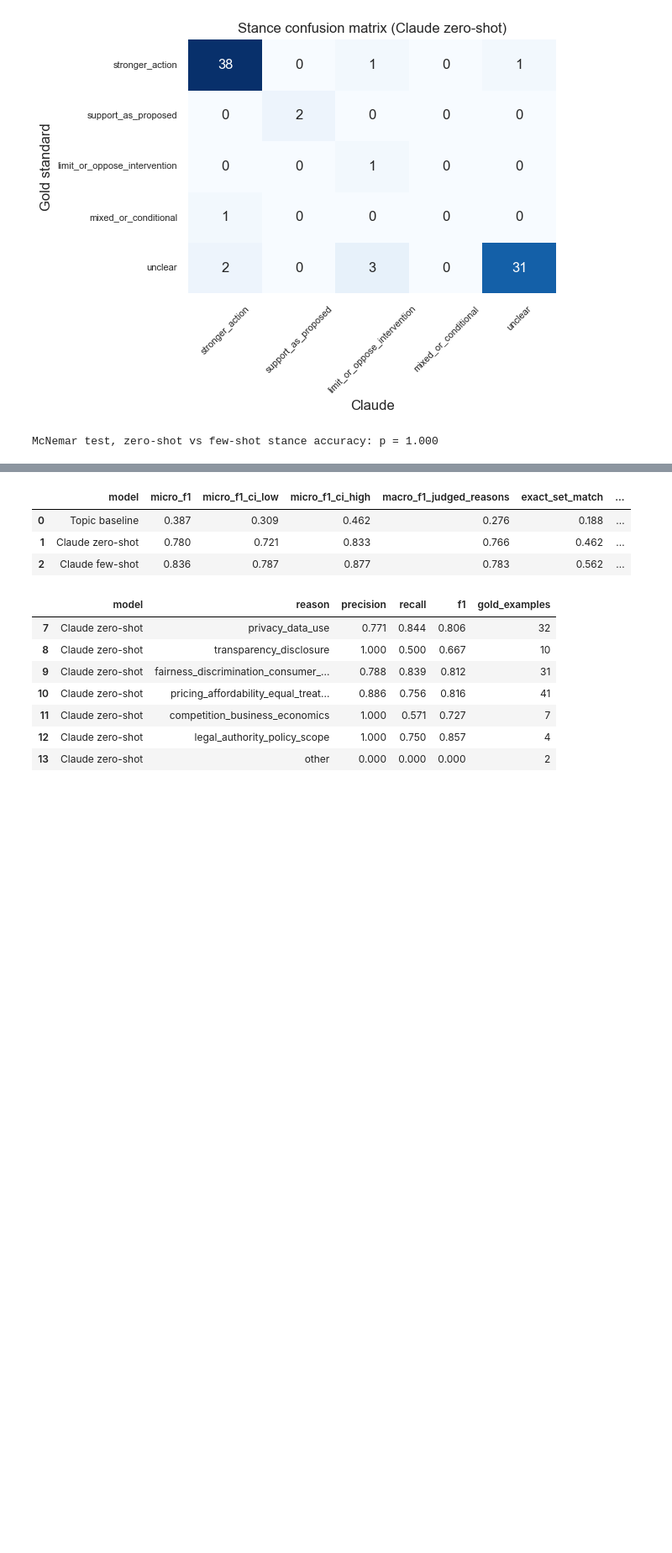
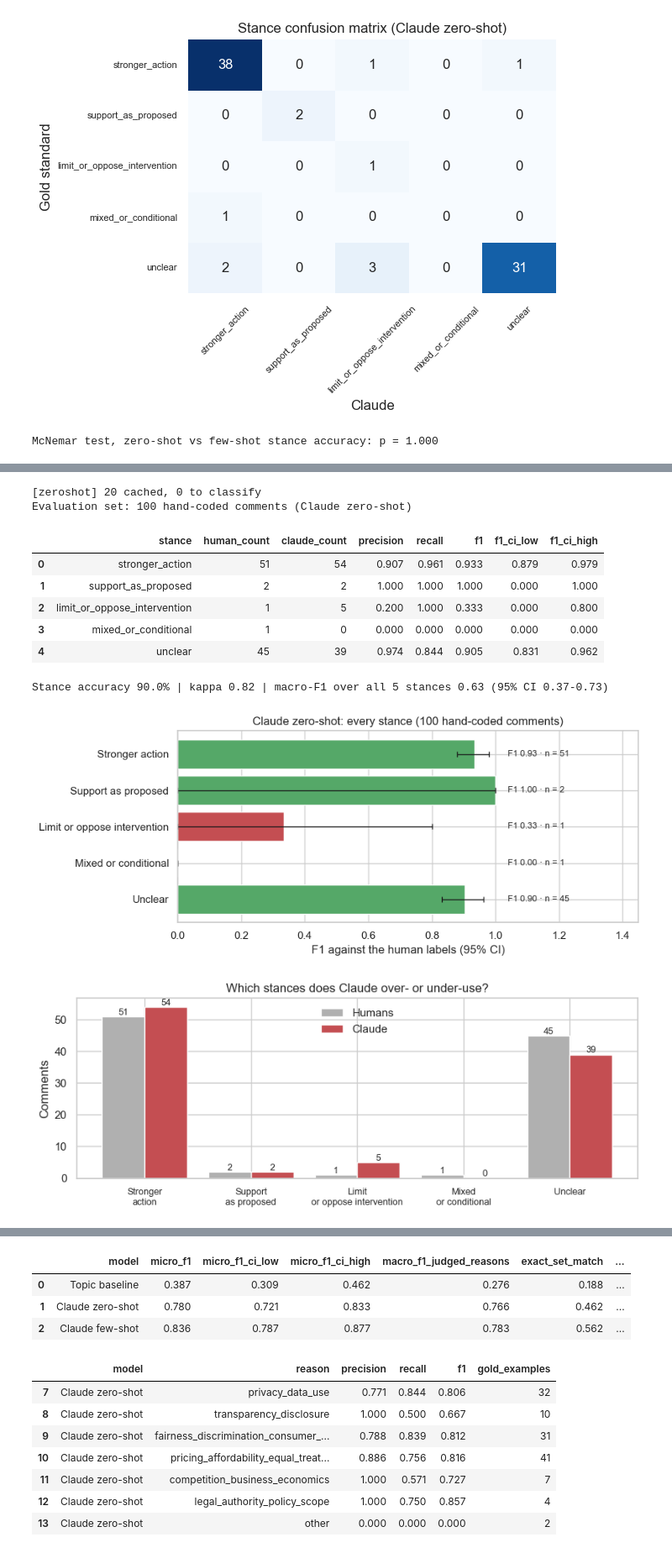
Before and after one commit to nanjalamayungu/ftc-pricing-comments-genai, a Jupyter notebook: ftc_genai_workflow.ipynb, the cells around one changed output, grey strips where cells are left out. Shown at 84% size. Saved outputs shown, nothing was run; the diff lists cells and outputs as text; code cells hidden in the pictures; blank space fills up the shorter version.

```diff
--- a/ftc_genai_workflow.ipynb
+++ b/ftc_genai_workflow.ipynb
@@ -1716,0 +1896,80 @@ McNemar test, zero-shot vs few-shot stance accuracy: p = 1.000
+# %%
+# EVERY STANCE, RARE ONES INCLUDED
+# Scores the chosen Claude version on all five stances, using every
+# hand-coded comment it never saw as an example.
+
+if gold is None:
+    print("Needs the gold standard (Section 8).")
+else:
+    # 1. The evaluation set: gold (80) + pilot (20) for zero-shot; gold only otherwise,
+    # because the few-shot version used the pilot comments as its examples
+    if BEST_VARIANT == "zeroshot":
+        pilot_pred = classify(df[df["comment_id"].isin(pilot_ids)], variant="zeroshot")   # answers already saved: no API cost
+        hand = pd.concat([gold, pilot_agreed], ignore_index=True)
+        claude = pd.concat([llm[BEST], pilot_pred], ignore_index=True)
+    else:
+        hand, claude = gold.copy(), llm[BEST].copy()
+    ev = hand.merge(claude[["comment_id", "stance", "reasons", "confidence", "quote_found", "evidence_quote"]],
+                    on="comment_id", suffixes=("_human", "_claude")).merge(df[["comment_id", "n_words"]], on="comment_id")
+    ev["reasons_claude"] = ev["reasons_claude"].map(frozenset)
+    assert len(ev) == len(hand) and ev["comment_id"].is_unique, "Every hand-coded comment needs one Claude answer"
+    yh, yc = ev["stance_human"].values, ev["stance_claude"].values
+    print(f"Evaluation set: {len(ev)} hand-coded comments ({BEST})")
+
+    # 2. Stance: precision, recall and F1 for EVERY stance, with how many comments
+    # humans and Claude put in each, and a 95% interval for each F1
+    P, R, F, SUP = precision_recall_fscore_support(yh, yc, labels=STANCE_LABELS, zero_division=0)
+    stance_all = pd.DataFrame({"stance": STANCE_LABELS, "human_count": SUP,
+                               "claude_count": [int((yc == s).sum()) for s in STANCE_LABELS],
+                               "precision": P, "recall": R, "f1": F})
+    stance_all["f1_ci_low"], stance_all["f1_ci_high"] = zip(*[
+        boot_ci(len(yh), lambda i, s=s: f1_score(yh[i], yc[i], labels=[s], average="macro", zero_division=0)) for s in STANCE_LABELS])
+    display(stance_all.round(3))
+
+    # Overall stance scores: accuracy, agreement, and macro-F1 over ALL stances humans used
+    present = [s for s in STANCE_LABELS if (yh == s).any()]
+    all_lo, all_hi = boot_ci(len(yh), lambda i: macro_f1(yh[i], yc[i], labels=present))
+    print(f"Stance accuracy {accuracy_score(yh, yc):.1%} | kappa {kappa(yh, yc):.2f} | "
+          f"macro-F1 over all {len(present)} stances {macro_f1(yh, yc, labels=present):.2f} (95% CI {all_lo:.2f}-{all_hi:.2f})")
+
+    # 3. Chart: F1 for every stance with its 95% interval and number of human examples.
+    # Wide intervals = few examples; colour = how good (green >= 0.80, orange 0.60-0.80, red < 0.60).
+    t = stance_all.iloc[::-1].reset_index(drop=True)
+    fig, ax = plt.subplots(figsize=(9, 3.8))
+    ax.barh([str(k).replace("_", " ").capitalize() for k in t["stance"]], t["f1"],
+            color=["#C44E52" if f < 0.6 else "#DD8452" if f < 0.8 else "#55A868" for f in t["f1"]],
+            xerr=[(t["f1"] - t["f1_ci_low"]).clip(lower=0), (t["f1_ci_high"] - t["f1"]).clip(lower=0)], capsize=3, error_kw={"lw": 1})
+    for i, r in t.iterrows():
+        ax.text(1.04, i, f"F1 {r['f1']:.2f} · n = {r['human_count']}" if r["human_count"] else "no human examples", va="center", fontsize=9)
+    ax.set(xlim=(0, 1.45), xlabel="F1 against the human labels (95% CI)", title=f"{BEST}: every stance ({len(ev)} hand-coded comments)")
+    plt.tight_layout()
+    plt.savefig(FIG / "every_stance_f1.png", dpi=150, bbox_inches="tight")
+    plt.show()
+
+    # 4. Chart: how many comments humans vs Claude put in each stance.
+    # A bar much taller for Claude than for humans means Claude over-uses that stance.
+    fig, ax = plt.subplots(figsize=(8.5, 3.4))
+    x = np.arange(len(STANCE_LABELS))
+    ax.bar(x - 0.2, stance_all["human_count"], 0.4, label="Humans", color="#B0B0B0")
+    ax.bar(x + 0.2, stance_all["claude_count"], 0.4, label="Claude", color="#C44E52")
+    for i, (h, c) in enumerate(zip(stance_all["human_count"], stance_all["claude_count"])):
+        ax.text(i - 0.2, h + 0.5, str(h), ha="center", fontsize=9)
+        ax.text(i + 0.2, c + 0.5, str(c), ha="center", fontsize=9)
+    ax.set_xticks(x, [s.replace("_", " ").capitalize().replace(" ", "\n", 1) for s in STANCE_LABELS], fontsize=9)
+    ax.set(ylabel="Comments", title="Which stances does Claude over- or under-use?")
+    ax.legend(frameon=False)
+    plt.tight_layout()
+    plt.savefig(FIG / "stance_counts_human_vs_claude.png", dpi=150, bbox_inches="tight")
+    plt.show()
+# %% [output]
+[zeroshot] 20 cached, 0 to classify
+Evaluation set: 100 hand-coded comments (Claude zero-shot)
+|  | stance | human_count | claude_count | precision | recall | f1 | f1_ci_low | f1_ci_high |
+| 0 | stronger_action | 51 | 54 | 0.907 | 0.961 | 0.933 | 0.879 | 0.979 |
+| 1 | support_as_proposed | 2 | 2 | 1.000 | 1.000 | 1.000 | 0.000 | 1.000 |
+| 2 | limit_or_oppose_intervention | 1 | 5 | 0.200 | 1.000 | 0.333 | 0.000 | 0.800 |
+| 3 | mixed_or_conditional | 1 | 0 | 0.000 | 0.000 | 0.000 | 0.000 | 0.000 |
+| 4 | unclear | 45 | 39 | 0.974 | 0.844 | 0.905 | 0.831 | 0.962 |
+Stance accuracy 90.0% | kappa 0.82 | macro-F1 over all 5 stances 0.63 (95% CI 0.37-0.73)
+[figure, added]
+[figure, added]
```
Also changed, not shown: parts of 75 cells of this notebook, 15 other files.
